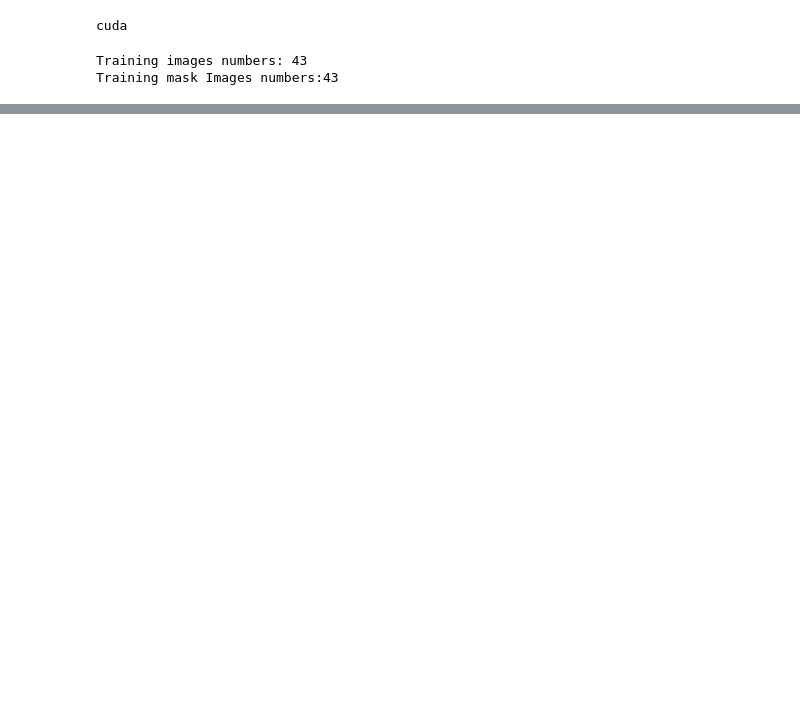
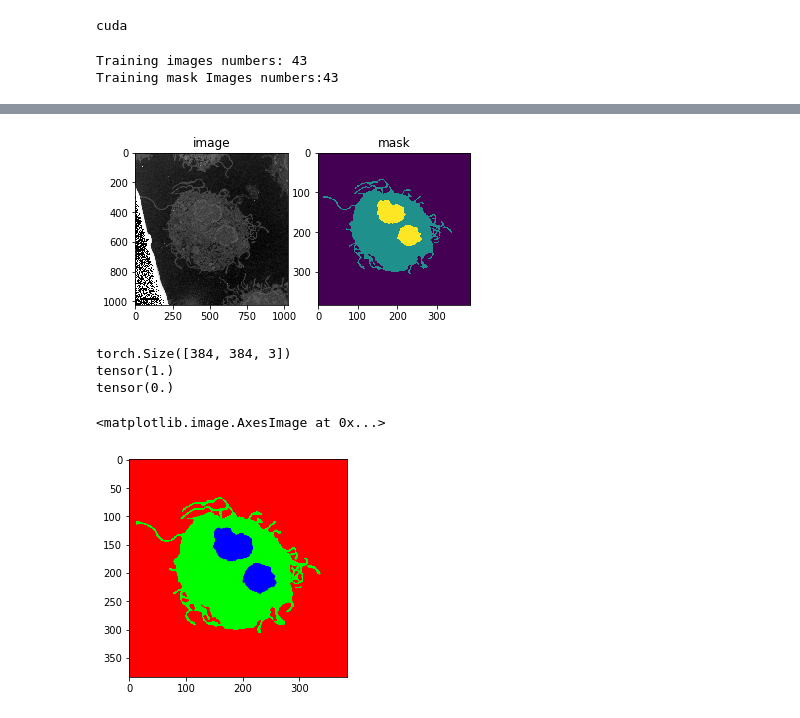
Before and after one commit to xysong1201/MRIImage_segmentation, a Jupyter notebook: QuickNAT_BMCC.ipynb, the cells around one changed output, grey strips where cells are left out. Saved outputs shown, nothing was run; the diff lists cells and outputs as text; code cells hidden in the pictures; blank space fills up the shorter version.

```diff
--- a/QuickNAT_BMCC.ipynb
+++ b/QuickNAT_BMCC.ipynb
@@ -95,0 +94,7 @@ dataloader = DataLoader(transformed_dataset, batch_size = 5, shuffle = True, num
+# %%
+for i_batch, sample_batched in enumerate(dataloader):
+    inputs, labels = sample_batched['image'], sample_batched['mask']
+    print(inputs.size())
+    print(labels.size())
+    if i_batch ==1:
+        break
@@ -107,3 +269,5 @@ print(nb_param)
+# %%
+mynet = mynet.to(device)
 # %%
 criterion = nn.NLLLoss()
 # %%
@@ -174,0 +337,43 @@ torch.Size([5, 384, 384])
+# %%
+def show_mask(image, mask):
+    """
+    Show image and mask
+    Args:
+        image(numpyarray): The training image
+        semantic(numpyarray): The training image semantic segmentation
+    """
+    plt.subplot(1,2,1)
+    plt.title('image')
+    plt.imshow(image)
+    plt.subplot(1,2,2)
+    plt.title('mask')
+    plt.imshow(mask)
+    plt.show()
+# %%
+sample=train_data[0]
+img = sample['image']
+mask = sample['mask']
+
+show_mask(img.permute(1,2,0), mask)
+
+compose = transforms.Compose([transforms.ToPILImage(), transforms.Resize((384,384),interpolation=Image.NEAREST),
+                              transforms.ToTensor(),transforms.Normalize((0.5, 0.5, 0.5), (0.5, 0.5, 0.5))])
+img = compose(img)
+
+img = img.unsqueeze(dim = 0)
+img = img.to(device)
+
+# feed it to network
+scores =  mynet(img)
+scores = scores.detach().cpu().squeeze().permute(1,2,0)
+print(scores.size())
+print(torch.max(torch.exp(scores)))
+print(torch.min(torch.exp(scores)))
+plt.imshow(torch.exp(scores))
+# %% [output]
+[figure, added]
+torch.Size([384, 384, 3])
+tensor(1.)
+tensor(0.)
+<matplotlib.image.AxesImage at 0x...>
+[figure, added]
```
Also changed, not shown: parts of 15 cells of this notebook, 6 other files.
